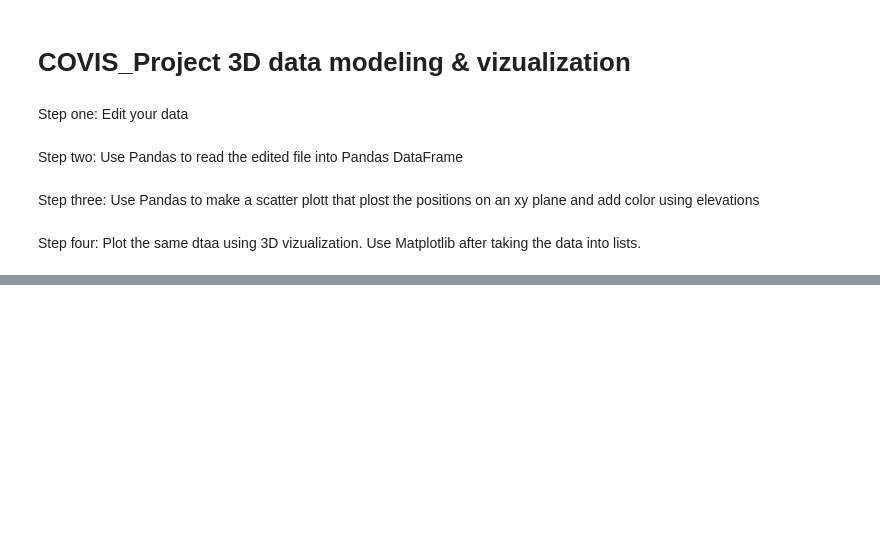
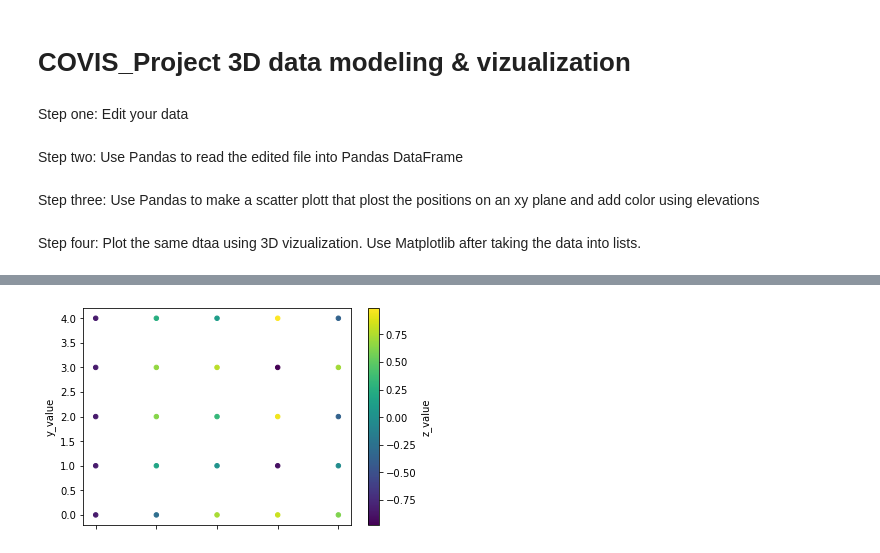
Before and after one commit to daxsoule/covis, a Jupyter notebook: gonzalez/COVIS_project/gonzalez_project.ipynb, the cells around one changed output, grey strips where cells are left out. Drawn from its saved outputs; the diff is of its cells as text; code cells hidden in the pictures; blank space fills up the shorter version.

```diff
--- a/gonzalez/COVIS_project/gonzalez_project.ipynb
+++ b/gonzalez/COVIS_project/gonzalez_project.ipynb
@@ -18,0 +39,7 @@ To understand the data we are going to draw we muct first link it to our Pandas
+# %%
+X = xx.flatten()
+Y = yy.flatten()
+Z = zz.flatten()
+print(X)
+print(Y)
+print(Z)
@@ -18,0 +54,5 @@ To understand the data we are going to draw we muct first link it to our Pandas
+# %%
+df = pd.DataFrame.from_dict(np.array([X,Y,Z]).T)
+df.columns = ['x_value','y_value','z_value']
+df['z_value'] = pd.to_numeric(df['z_value'])
+df.head()
@@ -18,0 +78,4 @@ To understand the data we are going to draw we muct first link it to our Pandas
+# %%
+df.plot.scatter(x='x_value', y='y_value', c='z_value', colormap='viridis');
+# %% [output]
+[figure, added]
```
Also changed, not shown: parts of 29 cells of this notebook, 16 other files.
